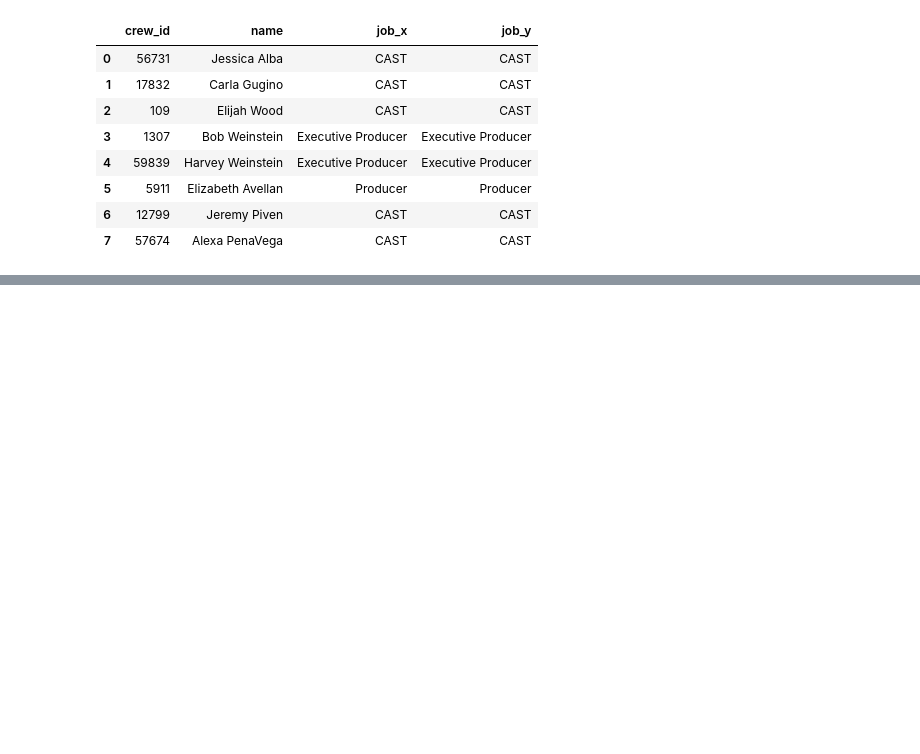
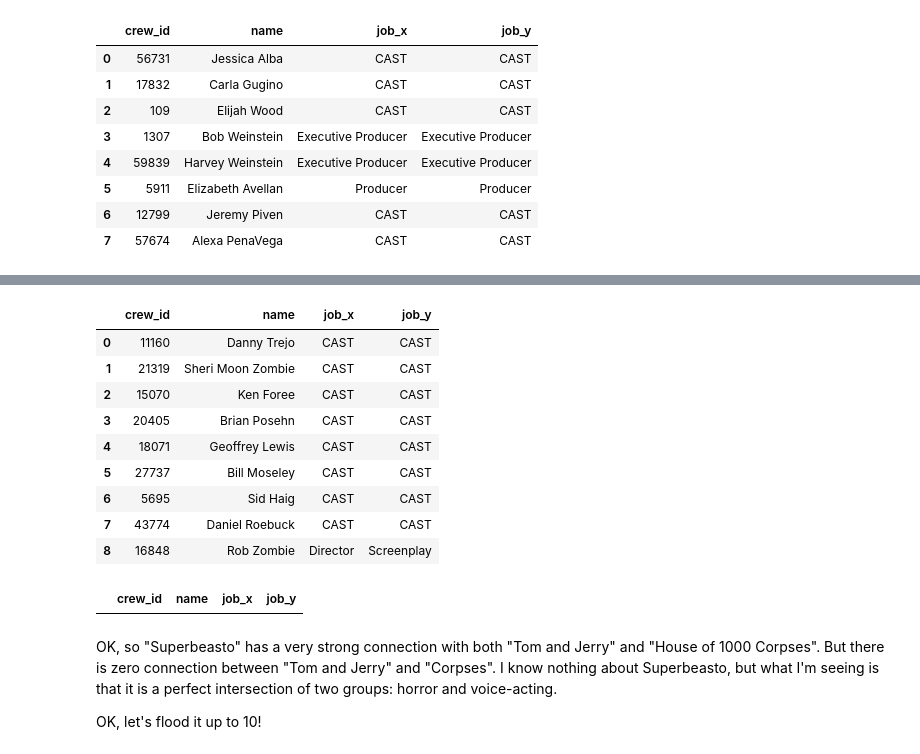
Before and after one commit to stevenell/data620, a Jupyter notebook: project_2.ipynb, the cells around one changed output, grey strips where cells are left out. Cells and saved outputs as stored; diff of their text form; code cells hidden in the pictures; blank space fills up the shorter version.

```diff
--- a/project_2.ipynb
+++ b/project_2.ipynb
@@ -353,3 +353,24 @@ draw_islands(subgraph_dict[7])
+# %%
+movie_connections('The Haunted World of El Superbeasto','House of 1000 Corpses Collection')
+# %% [output]
+|  | crew_id | name | job_x | job_y |
+| 0 | 11160 | Danny Trejo | CAST | CAST |
+| 1 | 21319 | Sheri Moon Zombie | CAST | CAST |
+| 2 | 15070 | Ken Foree | CAST | CAST |
+| 3 | 20405 | Brian Posehn | CAST | CAST |
+| 4 | 18071 | Geoffrey Lewis | CAST | CAST |
+| 5 | 27737 | Bill Moseley | CAST | CAST |
+| 6 | 5695 | Sid Haig | CAST | CAST |
+| 7 | 43774 | Daniel Roebuck | CAST | CAST |
+| 8 | 16848 | Rob Zombie | Director | Screenplay |
+# %%
+movie_connections('Tom and Jerry Collection','House of 1000 Corpses Collection')
+# %% [output]
+|  | crew_id | name | job_x | job_y |
+# %% [markdown]
+OK, so "Superbeasto" has a very strong connection with both "Tom and Jerry" and "House of 1000 Corpses". But there is zero connection between "Tom and Jerry" and "Corpses". I know nothing about Superbeasto, but what I'm seeing is that it is a perfect intersection of two groups:  horror and voice-acting.
+
+OK, let's flood it up to 10!
 # %%
 draw_islands(subgraph_dict[10])
 # %% [output]
```
Also changed, not shown: parts of 11 cells of this notebook, 1 other file.
